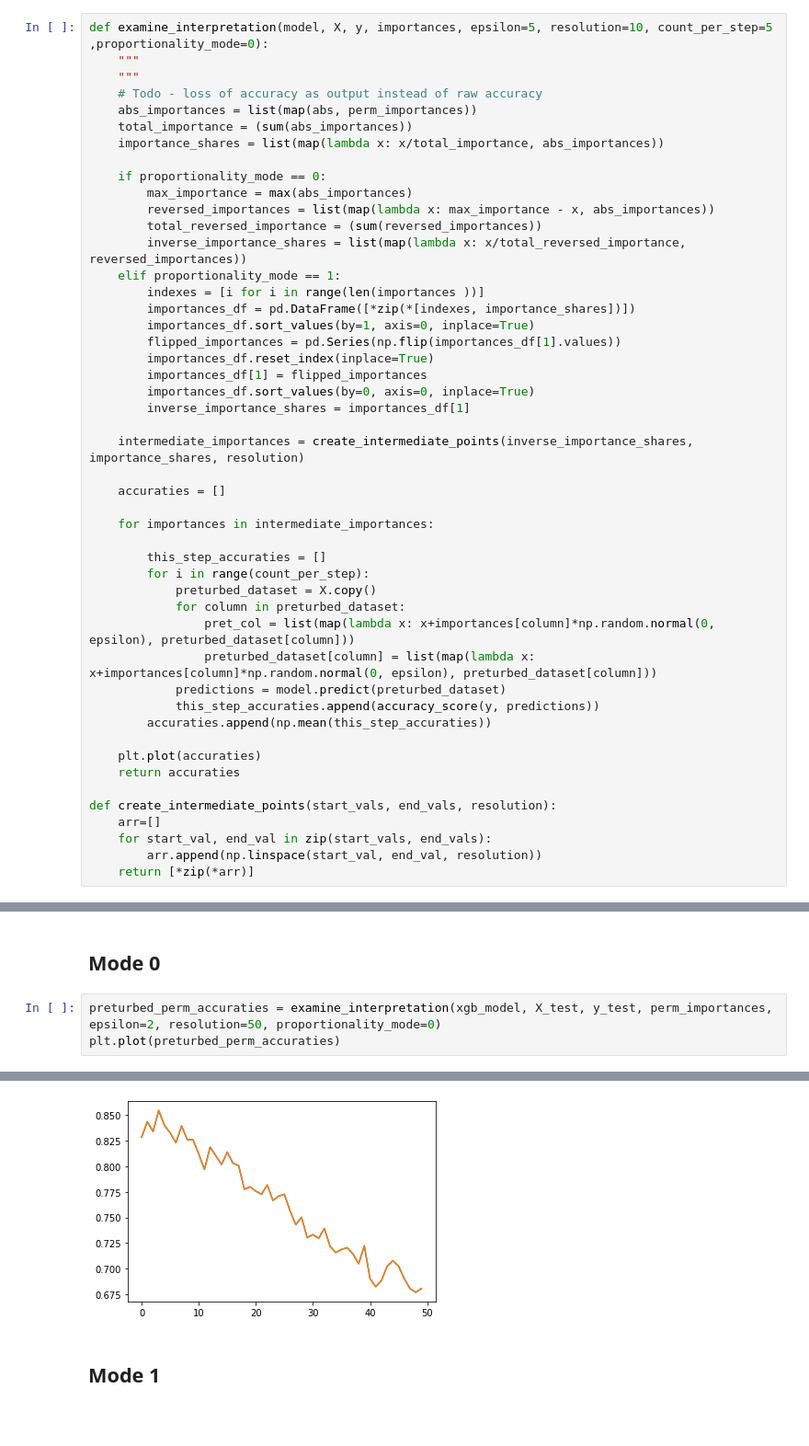
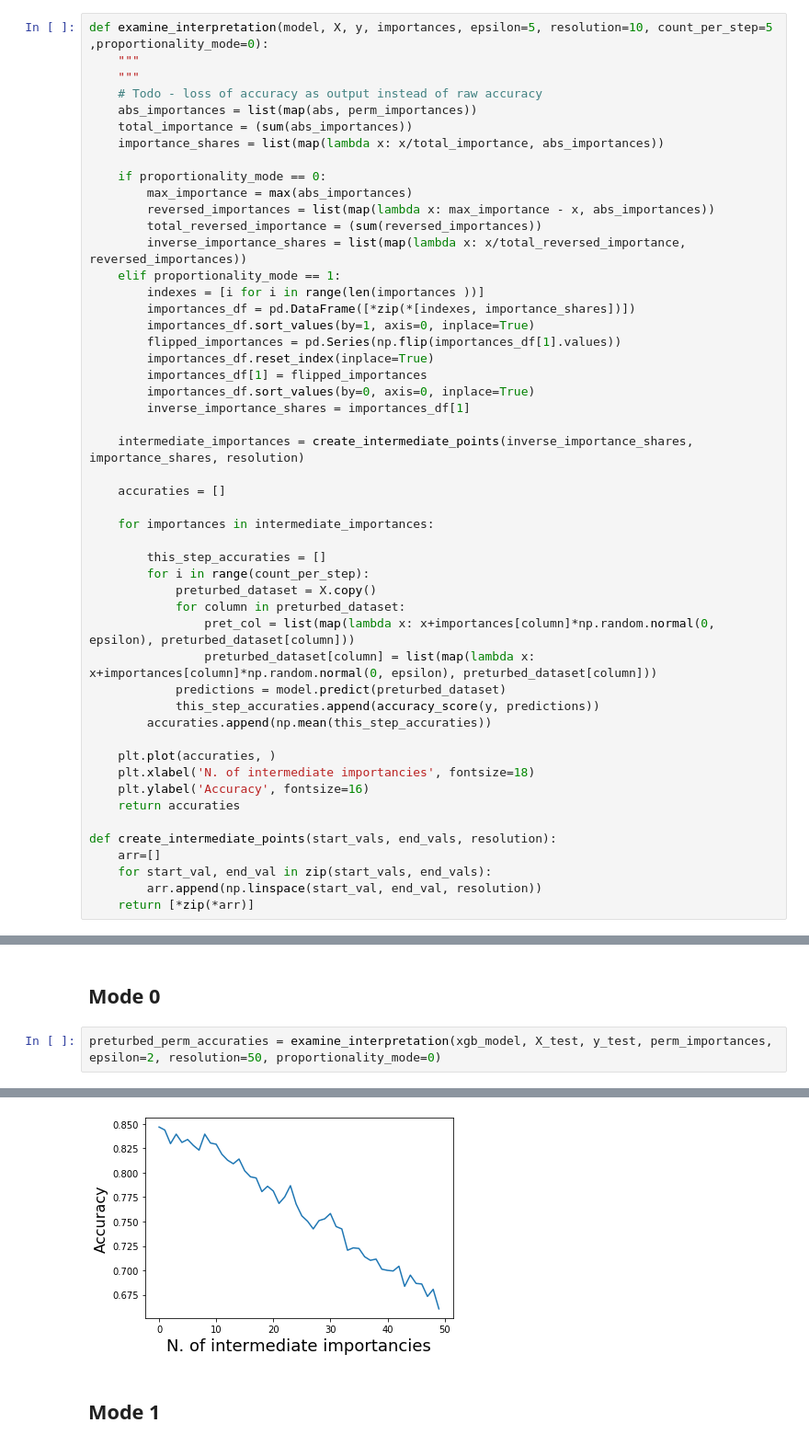
Before and after one commit to greghvk/ml_models_explainability, a Jupyter notebook: examine_interpretation.ipynb, the cells around one changed output, grey strips where cells are left out. Shown at 92% size. Cells and saved outputs as stored; diff of their text form; blank space fills up the shorter version.

Commit message:
Fixed plots

```diff
--- a/examine_interpretation.ipynb
+++ b/examine_interpretation.ipynb
@@ -51,7 +51,9 @@ def examine_interpretation(model, X, y, importances, epsilon=5, resolution=10, c
             this_step_accuraties.append(accuracy_score(y, predictions))
         accuraties.append(np.mean(this_step_accuraties))
 
-    plt.plot(accuraties)
+    plt.plot(accuraties, )
+    plt.xlabel('N. of intermediate importancies', fontsize=18)
+    plt.ylabel('Accuracy', fontsize=16)
     return accuraties
 
 def create_intermediate_points(start_vals, end_vals, resolution):
@@ -125,5 +127,4 @@ eli5.show_weights(perm, feature_names=feature_names)
 ## Mode 0
 # %%
 preturbed_perm_accuraties = examine_interpretation(xgb_model, X_test, y_test, perm_importances, epsilon=2, resolution=50, proportionality_mode=0)
-plt.plot(preturbed_perm_accuraties)
 # %% [output]
@@ -131,4 +131,4 @@ plt.plot(preturbed_perm_accuraties)
-[figure, old version]
+[figure, new version]
 # %% [markdown]
 ## Mode 1
 # %%
```
Also changed, not shown: parts of 4 cells of this notebook.
